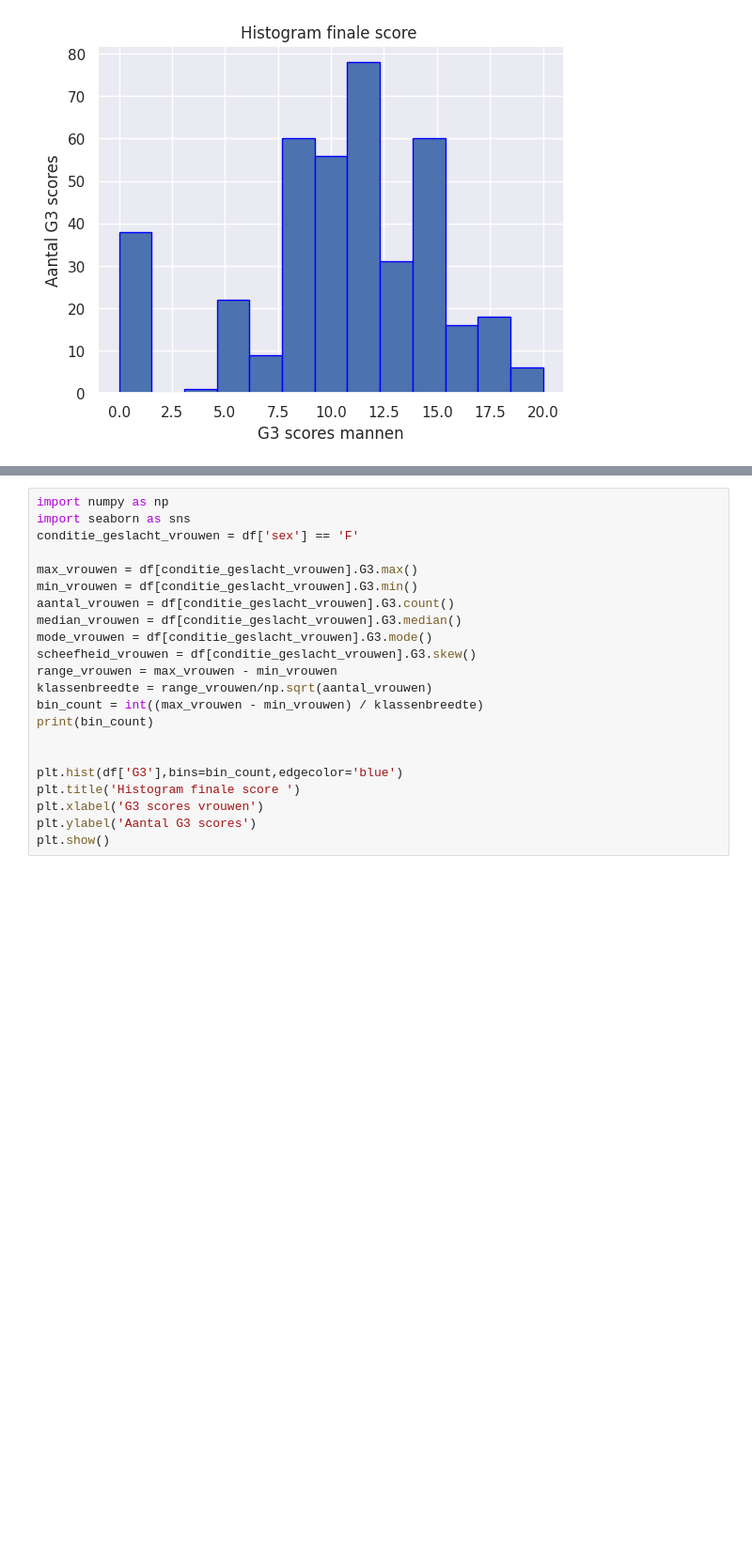
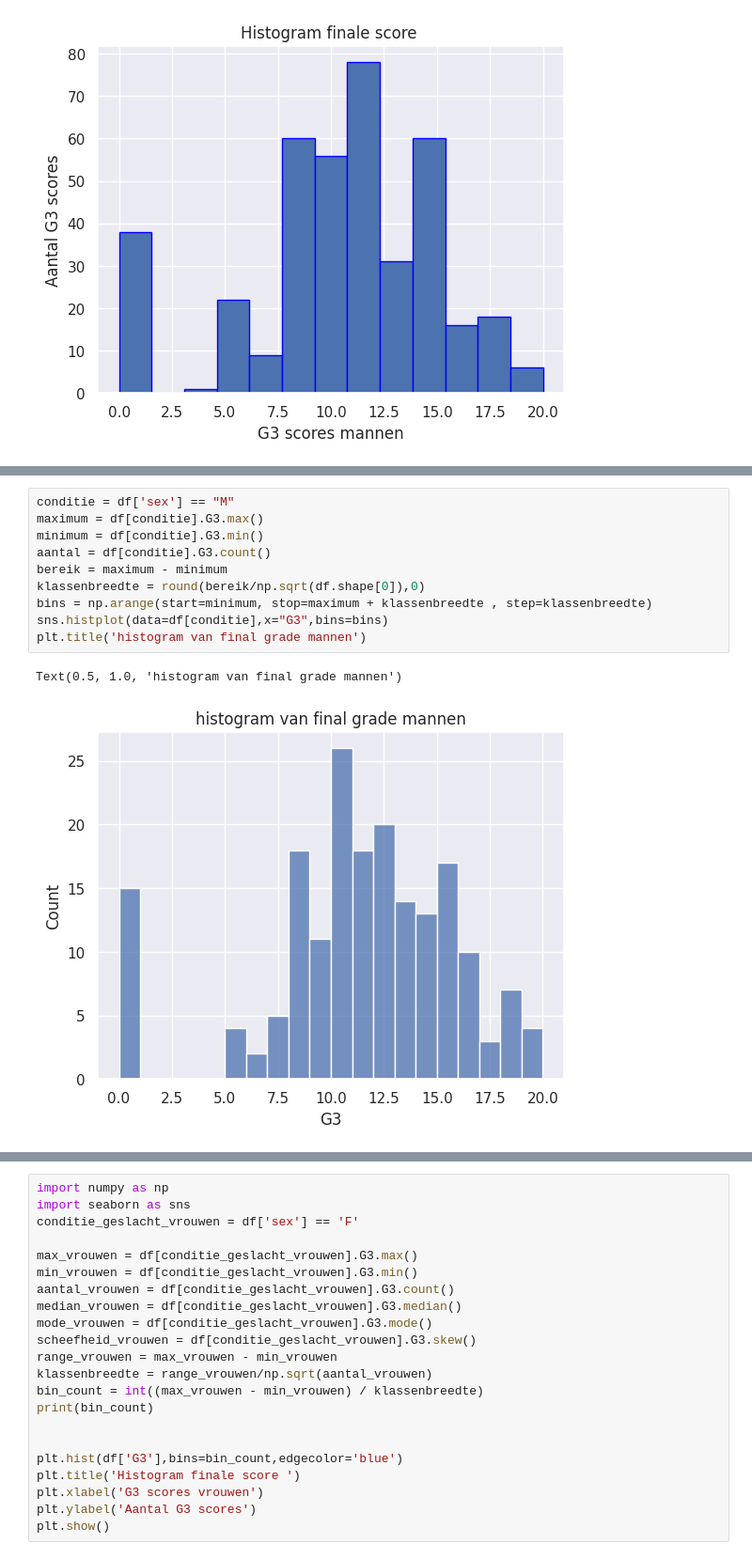
Before and after one commit to pascal-maker/Python, a Jupyter notebook: Labo_01_centrummaten_test.ipynb, the cells around one changed output, grey strips where cells are left out. Shown: that part at 94% size. Drawn from its saved outputs; the diff is of its cells as text; blank space fills up the shorter version.

```diff
--- a/Labo_01_centrummaten_test.ipynb
+++ b/Labo_01_centrummaten_test.ipynb
@@ -184,0 +338,13 @@ plt.show()
+# %%
+conditie = df['sex'] == "M"
+maximum = df[conditie].G3.max()
+minimum = df[conditie].G3.min()
+aantal = df[conditie].G3.count()
+bereik = maximum - minimum
+klassenbreedte = round(bereik/np.sqrt(df.shape[0]),0)
+bins = np.arange(start=minimum, stop=maximum + klassenbreedte , step=klassenbreedte)
+sns.histplot(data=df[conditie],x="G3",bins=bins)
+plt.title('histogram van final grade mannen')
+# %% [output]
+Text(0.5, 1.0, 'histogram van final grade mannen')
+[figure, added]
```
Also changed, not shown: parts of 20 cells of this notebook.
